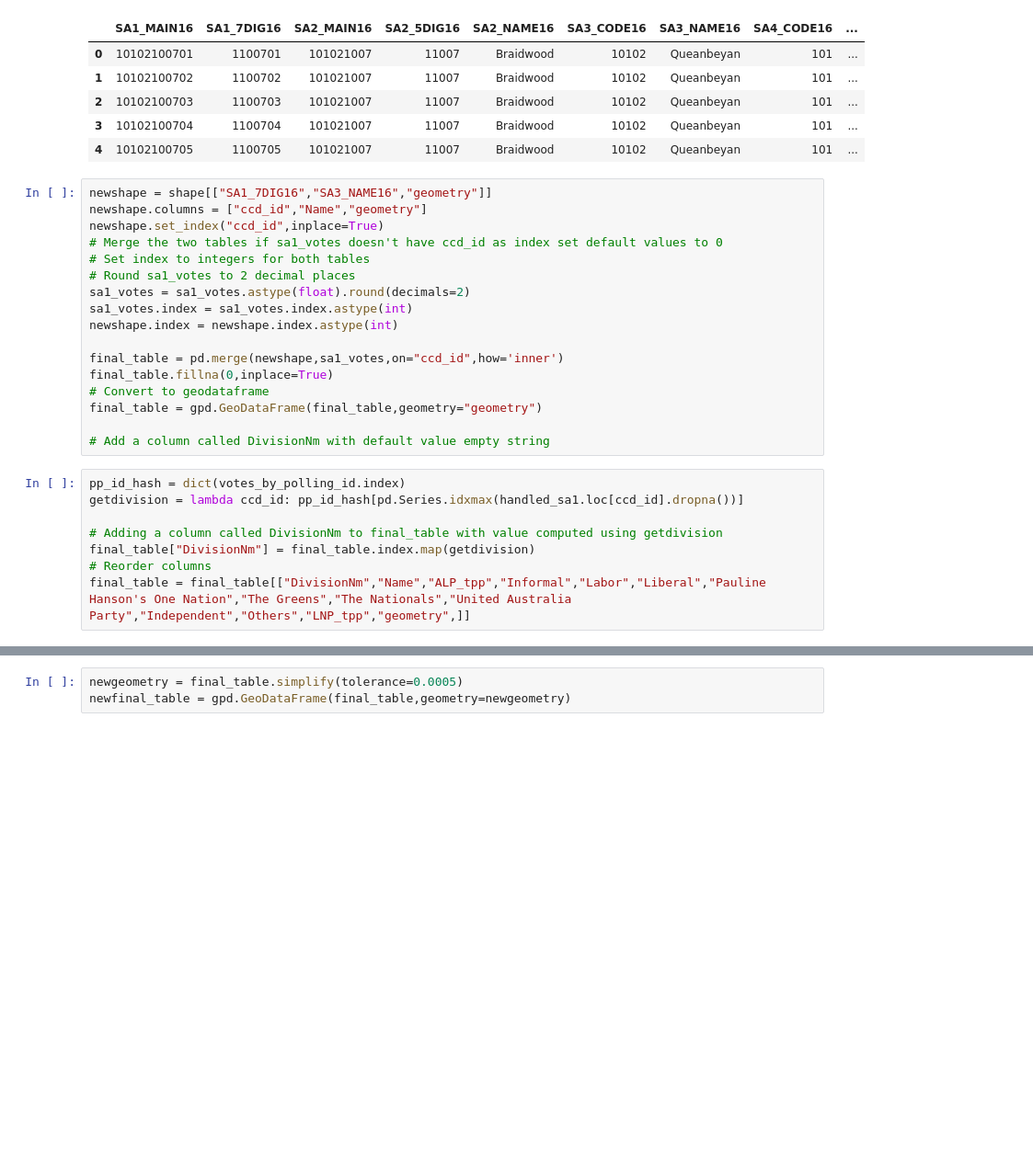
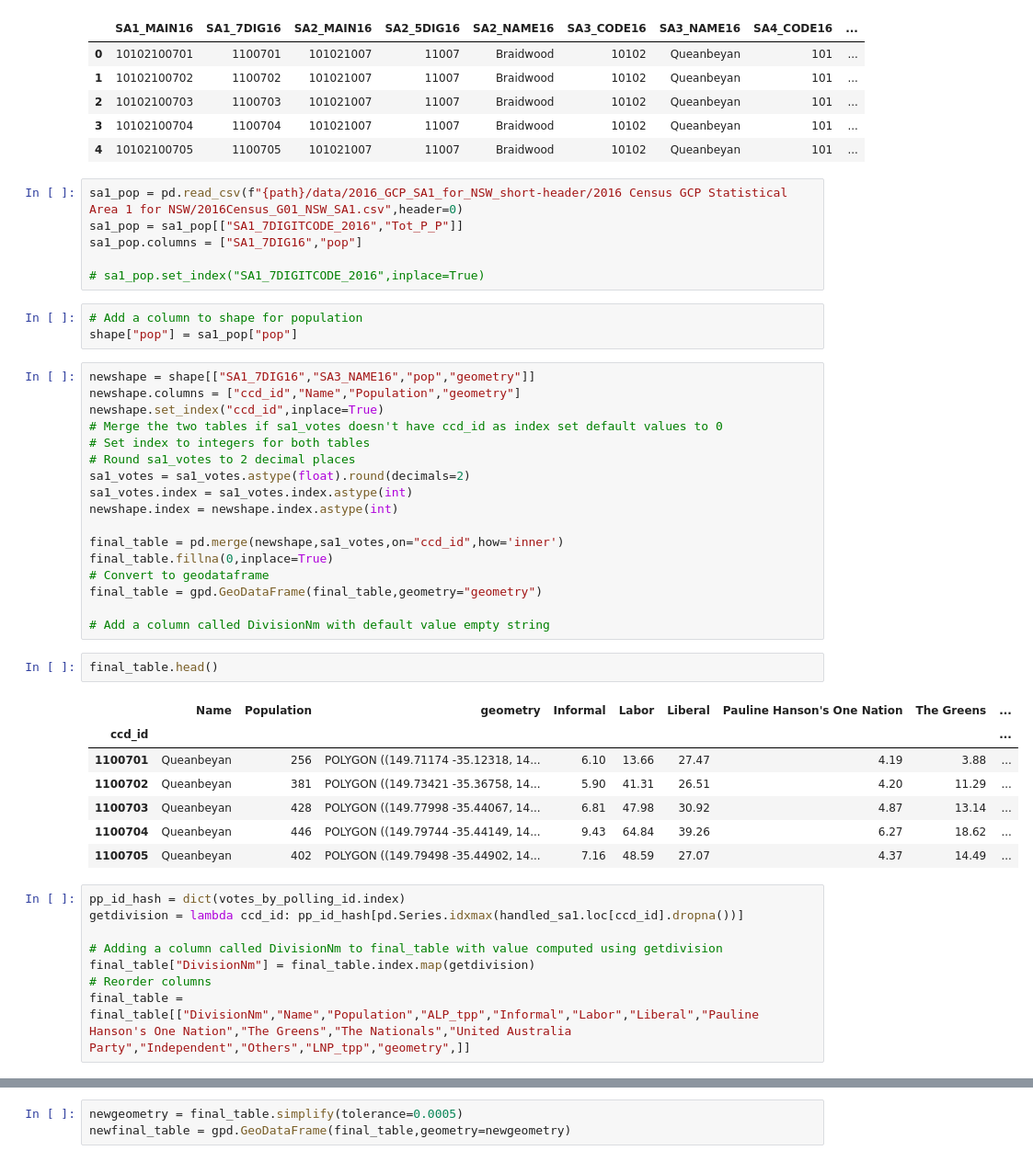
Before and after one commit to PatrickhCahill/auselectorates, a Jupyter notebook: votesbySA1s.ipynb, the cells around one changed output, grey strips where cells are left out. Shown at 92% size. Saved outputs shown, nothing was run; the diff lists cells and outputs as text; blank space fills up the shorter version.

```diff
--- a/votesbySA1s.ipynb
+++ b/votesbySA1s.ipynb
@@ -185,9 +185,18 @@ shape.head()
 | 2 | 10102100703 | 1100703 | 101021007 | 11007 | Braidwood | 10102 | Queanbeyan | 101 | ... |
 | 3 | 10102100704 | 1100704 | 101021007 | 11007 | Braidwood | 10102 | Queanbeyan | 101 | ... |
 | 4 | 10102100705 | 1100705 | 101021007 | 11007 | Braidwood | 10102 | Queanbeyan | 101 | ... |
+# %%
+sa1_pop = pd.read_csv(f"{path}/data/2016_GCP_SA1_for_NSW_short-header/2016 Census GCP Statistical Area 1 for NSW/2016Census_G01_NSW_SA1.csv",header=0)
+sa1_pop = sa1_pop[["SA1_7DIGITCODE_2016","Tot_P_P"]]
+sa1_pop.columns = ["SA1_7DIG16","pop"]
+
+# sa1_pop.set_index("SA1_7DIGITCODE_2016",inplace=True)
+# %%
+# Add a column to shape for population
+shape["pop"] = sa1_pop["pop"]
 # %%
-newshape = shape[["SA1_7DIG16","SA3_NAME16","geometry"]]
-newshape.columns = ["ccd_id","Name","geometry"]
+newshape = shape[["SA1_7DIG16","SA3_NAME16","pop","geometry"]]
+newshape.columns = ["ccd_id","Name","Population","geometry"]
 newshape.set_index("ccd_id",inplace=True)
 # Merge the two tables if sa1_votes doesn't have ccd_id as index set default values to 0
 # Set index to integers for both tables
@@ -202,6 +211,16 @@ final_table.fillna(0,inplace=True)
 final_table = gpd.GeoDataFrame(final_table,geometry="geometry")
 
 # Add a column called DivisionNm with default value empty string
+# %%
+final_table.head()
+# %% [output]
+|  | Name | Population | geometry | Informal | Labor | Liberal | Pauline Hanson's One Nation | The Greens | ... |
+| ccd_id |  |  |  |  |  |  |  |  | ... |
+| 1100701 | Queanbeyan | 256 | POLYGON ((149.71174 -35.12318, 14... | 6.10 | 13.66 | 27.47 | 4.19 | 3.88 | ... |
+| 1100702 | Queanbeyan | 381 | POLYGON ((149.73421 -35.36758, 14... | 5.90 | 41.31 | 26.51 | 4.20 | 11.29 | ... |
+| 1100703 | Queanbeyan | 428 | POLYGON ((149.77998 -35.44067, 14... | 6.81 | 47.98 | 30.92 | 4.87 | 13.14 | ... |
+| 1100704 | Queanbeyan | 446 | POLYGON ((149.79744 -35.44149, 14... | 9.43 | 64.84 | 39.26 | 6.27 | 18.62 | ... |
+| 1100705 | Queanbeyan | 402 | POLYGON ((149.79498 -35.44902, 14... | 7.16 | 48.59 | 27.07 | 4.37 | 14.49 | ... |
 # %%
 pp_id_hash = dict(votes_by_polling_id.index)
 getdivision = lambda ccd_id: pp_id_hash[pd.Series.idxmax(handled_sa1.loc[ccd_id].dropna())]
@@ -209,4 +228,4 @@ getdivision = lambda ccd_id: pp_id_hash[pd.Series.idxmax(handled_sa1.loc[ccd_id]
 # Adding a column called DivisionNm to final_table with value computed using getdivision
 final_table["DivisionNm"] = final_table.index.map(getdivision)
 # Reorder columns
-final_table = final_table[["DivisionNm","Name","ALP_tpp","Informal","Labor","Liberal","Pauline Hanson's One Nation","The Greens","The Nationals","United Australia Party","Independent","Others","LNP_tpp","geometry",]]
+final_table = final_table[["DivisionNm","Name","Population","ALP_tpp","Informal","Labor","Liberal","Pauline Hanson's One Nation","The Greens","The Nationals","United Australia Party","Independent","Others","LNP_tpp","geometry",]]
```
Also changed, not shown: parts of 3 cells of this notebook, 4 other files.
